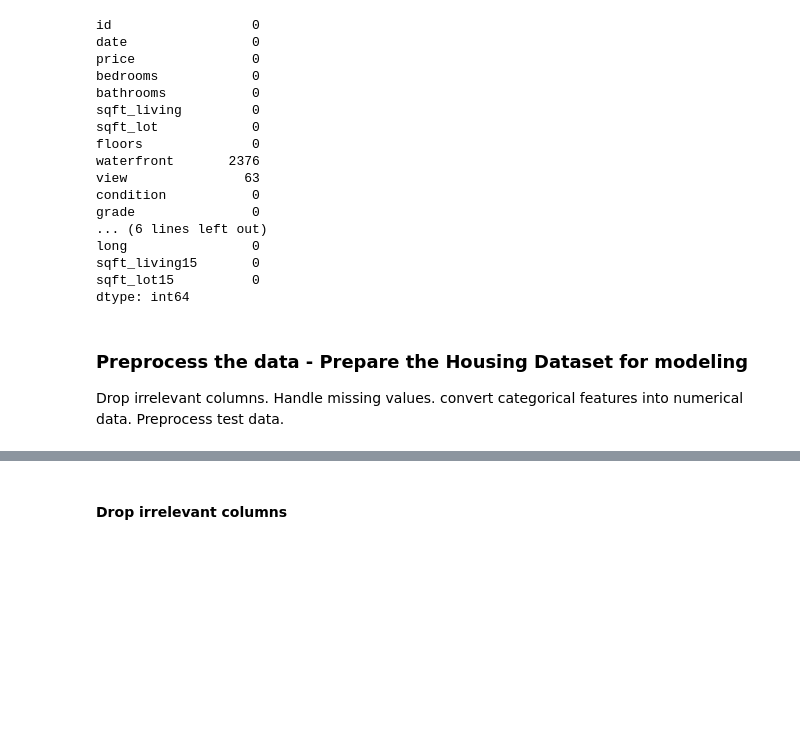
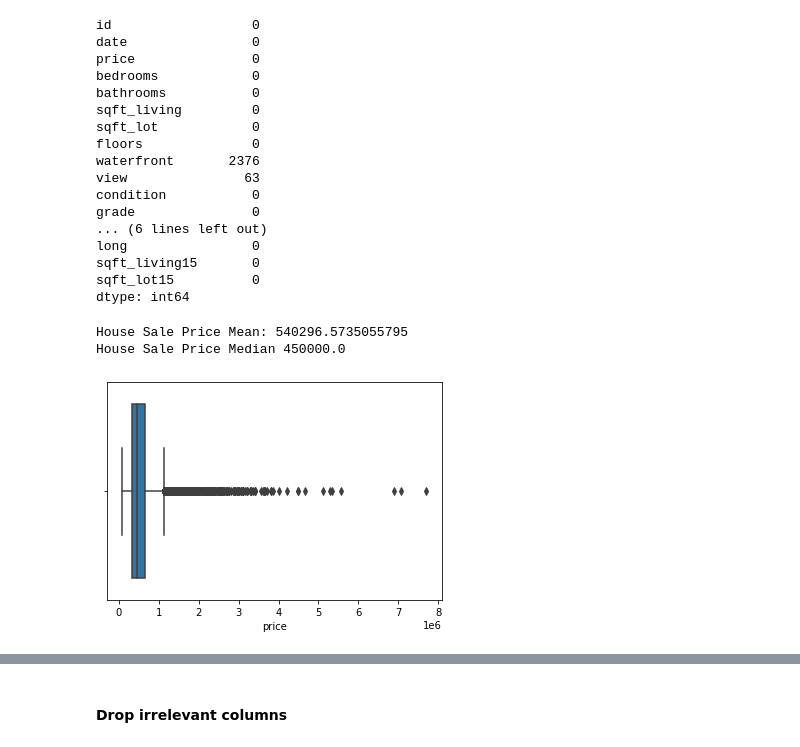
Before and after one commit to JM-Hansen/dsc-phase-2-project-v2-3, a Jupyter notebook: student.ipynb, the cells around one changed output, grey strips where cells are left out. Saved outputs shown, nothing was run; the diff lists cells and outputs as text; code cells hidden in the pictures; blank space fills up the shorter version.

```diff
--- a/student.ipynb
+++ b/student.ipynb
@@ -170,6 +155,18 @@ long                0
 sqft_living15       0
 sqft_lot15          0
 dtype: int64
-# %% [markdown]
-### Preprocess the data - Prepare the Housing Dataset for modeling
-Drop irrelevant columns. Handle missing values. convert categorical features into numerical data. Preprocess test data.
+# %%
+# Examine outliers that may skew our data
+
+# Use boxplot to examine outliers
+import warnings
+warnings.simplefilter(action='ignore', category=FutureWarning)
+
+sns.boxplot(house['price'])
+
+print("House Sale Price Mean:", house['price'].mean())
+print("House Sale Price Median", house['price'].median())
+# %% [output]
+House Sale Price Mean: 540296.5735055795
+House Sale Price Median 450000.0
+[figure, added]
```
Also changed, not shown: parts of 184 cells of this notebook, 1 other file.
